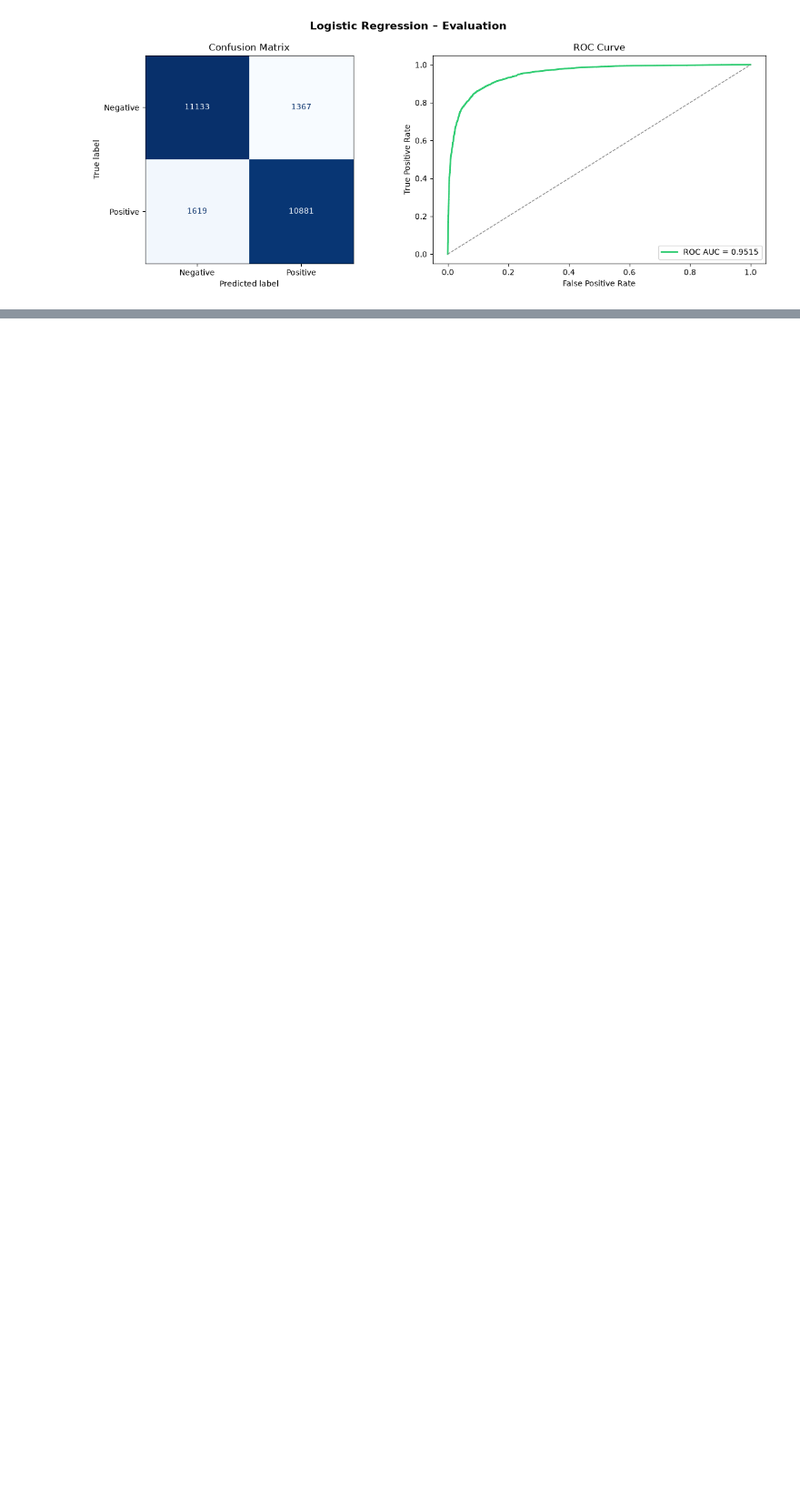
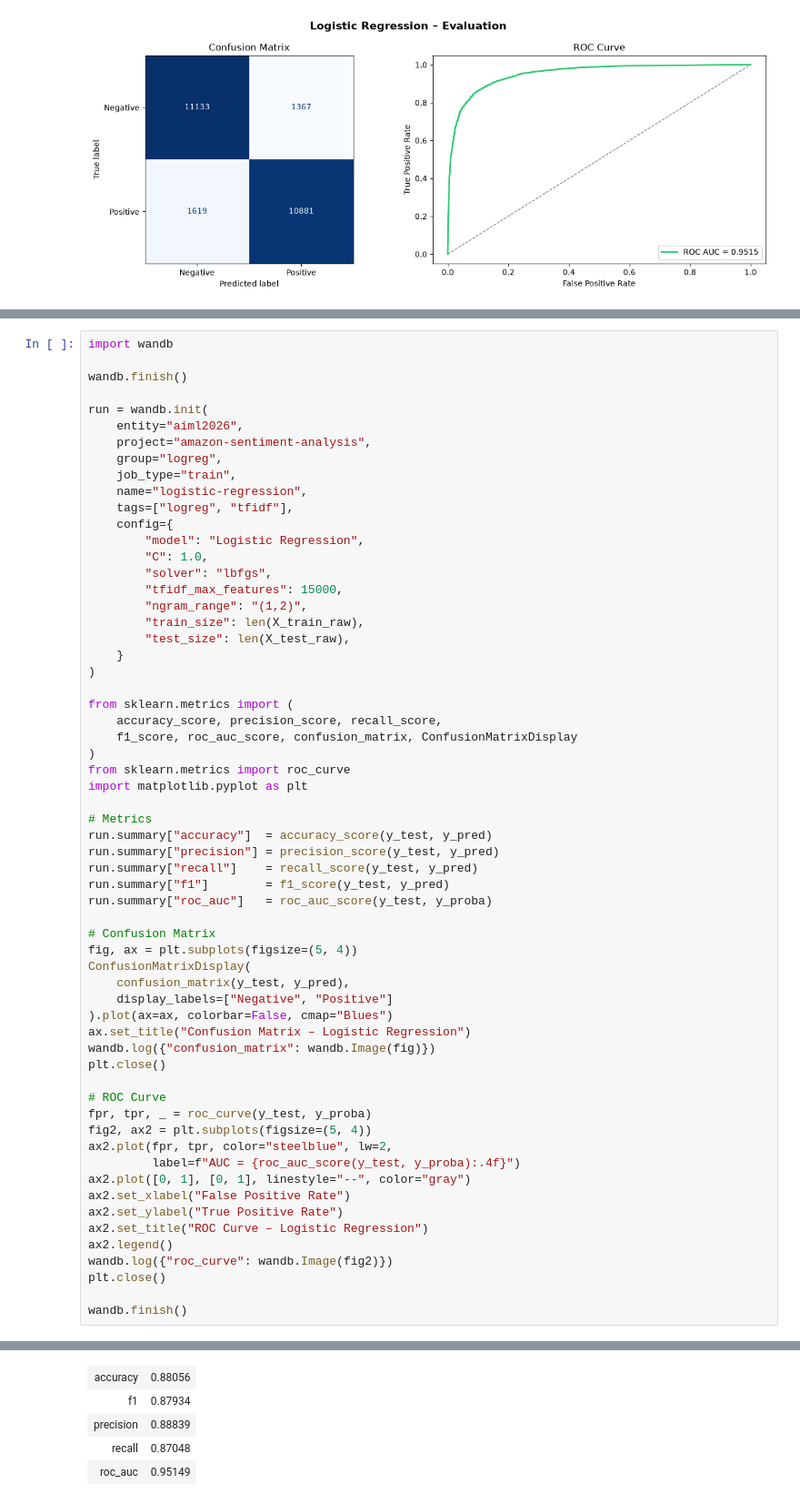
Before and after one commit to hibenji/aiml, a Jupyter notebook: AiML_logistic_regression.ipynb, the cells around one changed output, grey strips where cells are left out. Shown at 91% size. Saved outputs shown, nothing was run; the diff lists cells and outputs as text; blank space fills up the shorter version.

```diff
--- a/AiML_logistic_regression.ipynb
+++ b/AiML_logistic_regression.ipynb
@@ -383,0 +463,62 @@ plt.show()
+# %%
+import wandb
+
+wandb.finish()
+
+run = wandb.init(
+    entity="aiml2026",
+    project="amazon-sentiment-analysis",
+    group="logreg",
+    job_type="train",
+    name="logistic-regression",
+    tags=["logreg", "tfidf"],
+    config={
+        "model": "Logistic Regression",
+        "C": 1.0,
+        "solver": "lbfgs",
+        "tfidf_max_features": 15000,
+        "ngram_range": "(1,2)",
+        "train_size": len(X_train_raw),
+        "test_size": len(X_test_raw),
+    }
+)
+
+from sklearn.metrics import (
+    accuracy_score, precision_score, recall_score,
+    f1_score, roc_auc_score, confusion_matrix, ConfusionMatrixDisplay
+)
+from sklearn.metrics import roc_curve
+import matplotlib.pyplot as plt
+
+# Metrics
+run.summary["accuracy"]  = accuracy_score(y_test, y_pred)
+run.summary["precision"] = precision_score(y_test, y_pred)
+run.summary["recall"]    = recall_score(y_test, y_pred)
+run.summary["f1"]        = f1_score(y_test, y_pred)
+run.summary["roc_auc"]   = roc_auc_score(y_test, y_proba)
+
+# Confusion Matrix
+fig, ax = plt.subplots(figsize=(5, 4))
+ConfusionMatrixDisplay(
+    confusion_matrix(y_test, y_pred),
+    display_labels=["Negative", "Positive"]
+).plot(ax=ax, colorbar=False, cmap="Blues")
+ax.set_title("Confusion Matrix – Logistic Regression")
+wandb.log({"confusion_matrix": wandb.Image(fig)})
+plt.close()
+
+# ROC Curve
+fpr, tpr, _ = roc_curve(y_test, y_proba)
+fig2, ax2 = plt.subplots(figsize=(5, 4))
+ax2.plot(fpr, tpr, color="steelblue", lw=2,
+         label=f"AUC = {roc_auc_score(y_test, y_proba):.4f}")
+ax2.plot([0, 1], [0, 1], linestyle="--", color="gray")
+ax2.set_xlabel("False Positive Rate")
+ax2.set_ylabel("True Positive Rate")
+ax2.set_title("ROC Curve – Logistic Regression")
+ax2.legend()
+wandb.log({"roc_curve": wandb.Image(fig2)})
+plt.close()
+
+wandb.finish()
+# %% [output]
@@ -383,0 +534,5 @@ plt.show()
+| accuracy | 0.88056 |
+| f1 | 0.87934 |
+| precision | 0.88839 |
+| recall | 0.87048 |
+| roc_auc | 0.95149 |
```
Also changed, not shown: parts of 6 cells of this notebook.
